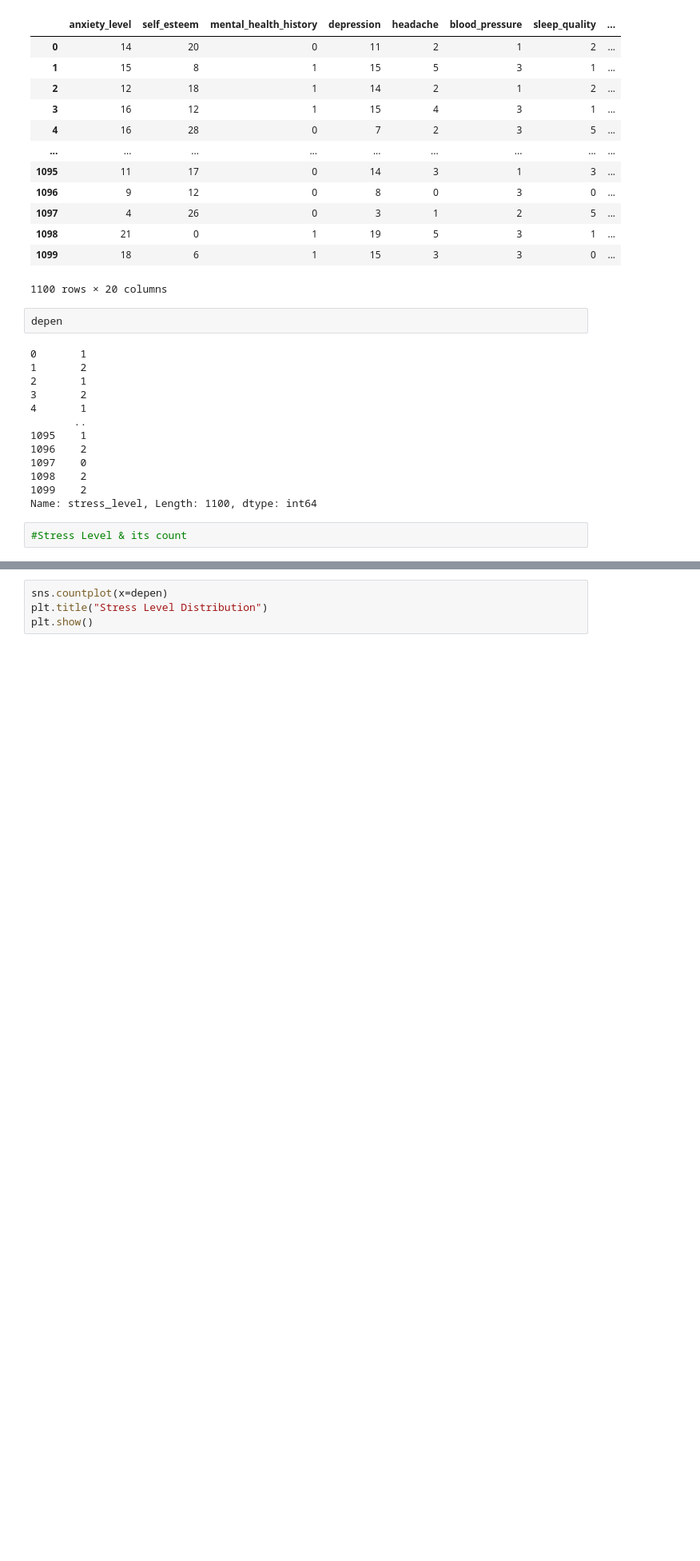
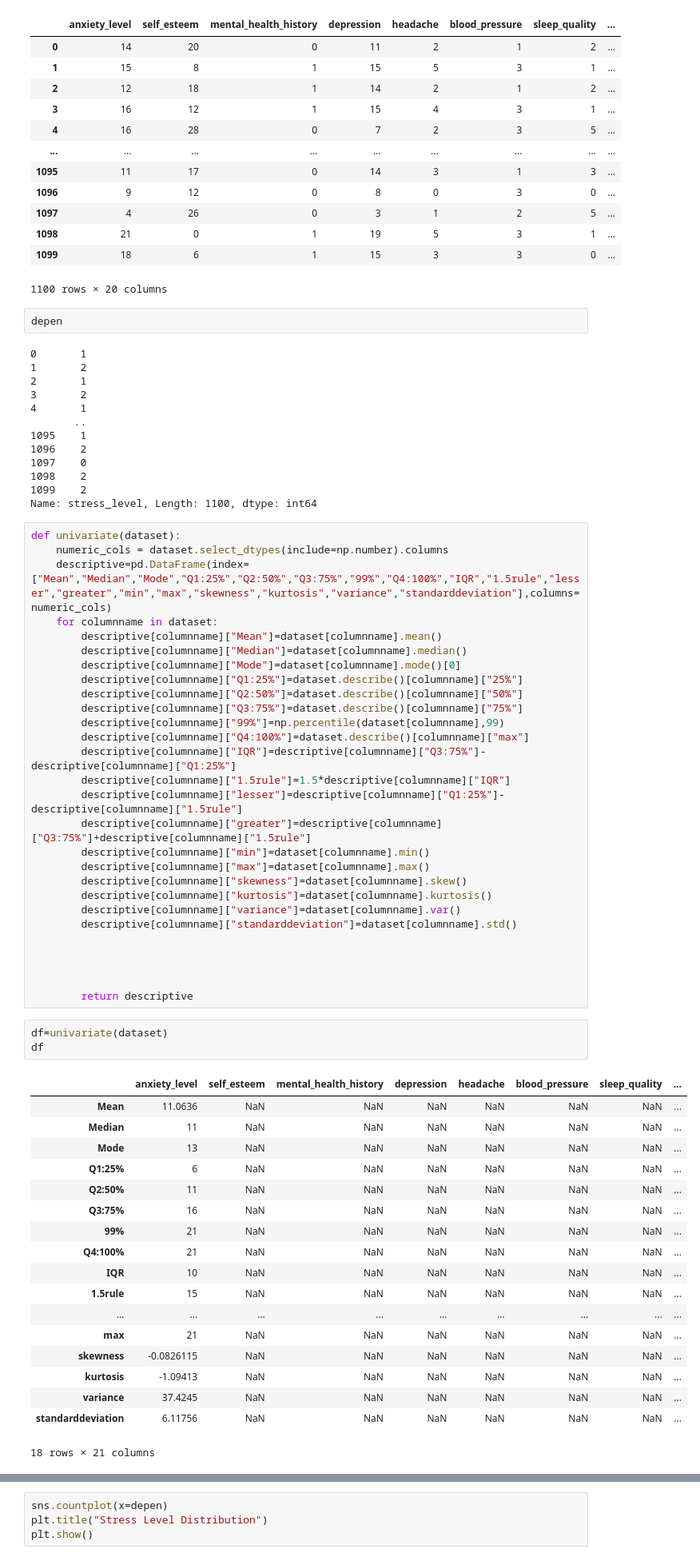
Before and after one commit to KalpanaGopi15/mlcapstone, a Jupyter notebook: Stresslevel_Predection.ipynb, the cells around one changed output, grey strips where cells are left out. Shown at 80% size. Saved outputs shown, nothing was run; the diff lists cells and outputs as text; blank space fills up the shorter version.

```diff
--- a/Stresslevel_Predection.ipynb
+++ b/Stresslevel_Predection.ipynb
@@ -100,4 +117,52 @@ depen
 1099    2
 Name: stress_level, Length: 1100, dtype: int64
 # %%
-#Stress Level & its count
+def univariate(dataset):
+    numeric_cols = dataset.select_dtypes(include=np.number).columns
+    descriptive=pd.DataFrame(index=["Mean","Median","Mode","Q1:25%","Q2:50%","Q3:75%","99%","Q4:100%","IQR","1.5rule","lesser","greater","min","max","skewness","kurtosis","variance","standarddeviation"],columns=numeric_cols)
+    for columnname in dataset:
+        descriptive[columnname]["Mean"]=dataset[columnname].mean()
+        descriptive[columnname]["Median"]=dataset[columnname].median()
+        descriptive[columnname]["Mode"]=dataset[columnname].mode()[0]
+        descriptive[columnname]["Q1:25%"]=dataset.describe()[columnname]["25%"]
+        descriptive[columnname]["Q2:50%"]=dataset.describe()[columnname]["50%"]
+        descriptive[columnname]["Q3:75%"]=dataset.describe()[columnname]["75%"]
+        descriptive[columnname]["99%"]=np.percentile(dataset[columnname],99)
+        descriptive[columnname]["Q4:100%"]=dataset.describe()[columnname]["max"]
+        descriptive[columnname]["IQR"]=descriptive[columnname]["Q3:75%"]-descriptive[columnname]["Q1:25%"]
+        descriptive[columnname]["1.5rule"]=1.5*descriptive[columnname]["IQR"]
+        descriptive[columnname]["lesser"]=descriptive[columnname]["Q1:25%"]-descriptive[columnname]["1.5rule"]
+        descriptive[columnname]["greater"]=descriptive[columnname]["Q3:75%"]+descriptive[columnname]["1.5rule"]
+        descriptive[columnname]["min"]=dataset[columnname].min()
+        descriptive[columnname]["max"]=dataset[columnname].max()
+        descriptive[columnname]["skewness"]=dataset[columnname].skew()
+        descriptive[columnname]["kurtosis"]=dataset[columnname].kurtosis()
+        descriptive[columnname]["variance"]=dataset[columnname].var()
+        descriptive[columnname]["standarddeviation"]=dataset[columnname].std()
+
+
+
+
+        return descriptive
+# %%
+df=univariate(dataset)
+df
+# %% [output]
+|  | anxiety_level | self_esteem | mental_health_history | depression | headache | blood_pressure | sleep_quality | ... |
+| Mean | 11.0636 | NaN | NaN | NaN | NaN | NaN | NaN | ... |
+| Median | 11 | NaN | NaN | NaN | NaN | NaN | NaN | ... |
+| Mode | 13 | NaN | NaN | NaN | NaN | NaN | NaN | ... |
+| Q1:25% | 6 | NaN | NaN | NaN | NaN | NaN | NaN | ... |
+| Q2:50% | 11 | NaN | NaN | NaN | NaN | NaN | NaN | ... |
+| Q3:75% | 16 | NaN | NaN | NaN | NaN | NaN | NaN | ... |
+| 99% | 21 | NaN | NaN | NaN | NaN | NaN | NaN | ... |
+| Q4:100% | 21 | NaN | NaN | NaN | NaN | NaN | NaN | ... |
+| IQR | 10 | NaN | NaN | NaN | NaN | NaN | NaN | ... |
+| 1.5rule | 15 | NaN | NaN | NaN | NaN | NaN | NaN | ... |
+| ... | ... | ... | ... | ... | ... | ... | ... | ... |
+| max | 21 | NaN | NaN | NaN | NaN | NaN | NaN | ... |
+| skewness | -0.0826115 | NaN | NaN | NaN | NaN | NaN | NaN | ... |
+| kurtosis | -1.09413 | NaN | NaN | NaN | NaN | NaN | NaN | ... |
+| variance | 37.4245 | NaN | NaN | NaN | NaN | NaN | NaN | ... |
+| standarddeviation | 6.11756 | NaN | NaN | NaN | NaN | NaN | NaN | ... |
+18 rows × 21 columns
```
Also changed, not shown: parts of 6 cells of this notebook.
